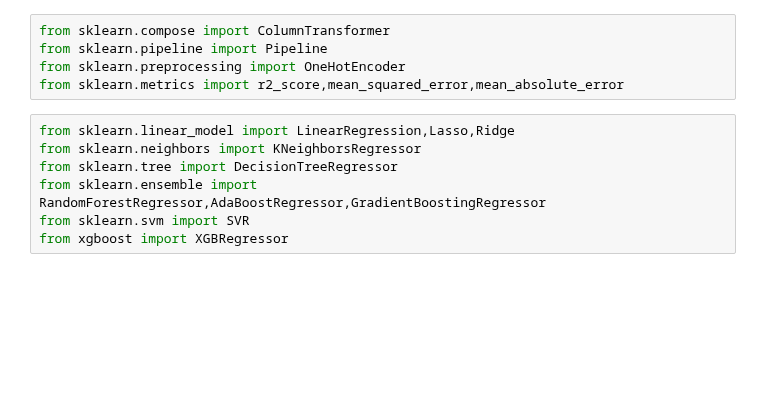
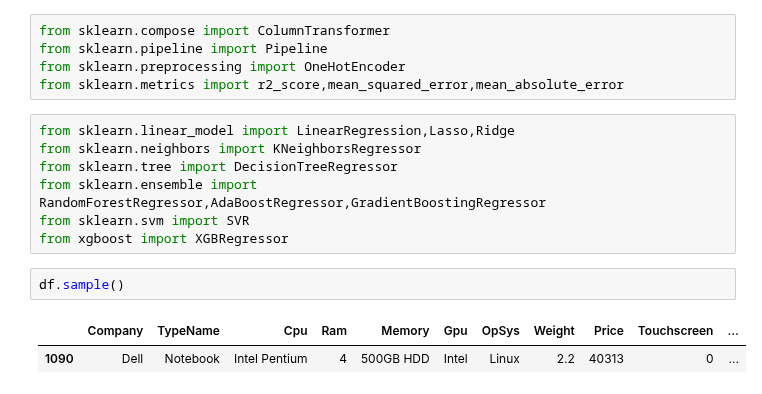
Before and after one commit to Avdhoot-Ukirde/Virtual-Environment-streamlit-Prediction-model, a Jupyter notebook: laptop.ipynb, the cells around one changed output. Drawn from its saved outputs; the diff is of its cells as text; blank space fills up the shorter version.

```diff
--- a/laptop.ipynb
+++ b/laptop.ipynb
@@ -443,3 +428,8 @@ from sklearn.tree import DecisionTreeRegressor
 from sklearn.ensemble import RandomForestRegressor,AdaBoostRegressor,GradientBoostingRegressor
 from sklearn.svm import SVR
 from xgboost import XGBRegressor
+# %%
+df.sample()
+# %% [output]
+|  | Company | TypeName | Cpu | Ram | Memory | Gpu | OpSys | Weight | Price | Touchscreen | ... |
+| 1090 | Dell | Notebook | Intel Pentium | 4 | 500GB HDD | Intel | Linux | 2.2 | 40313 | 0 | ... |
```
Also changed, not shown: parts of 1 cell of this notebook.
